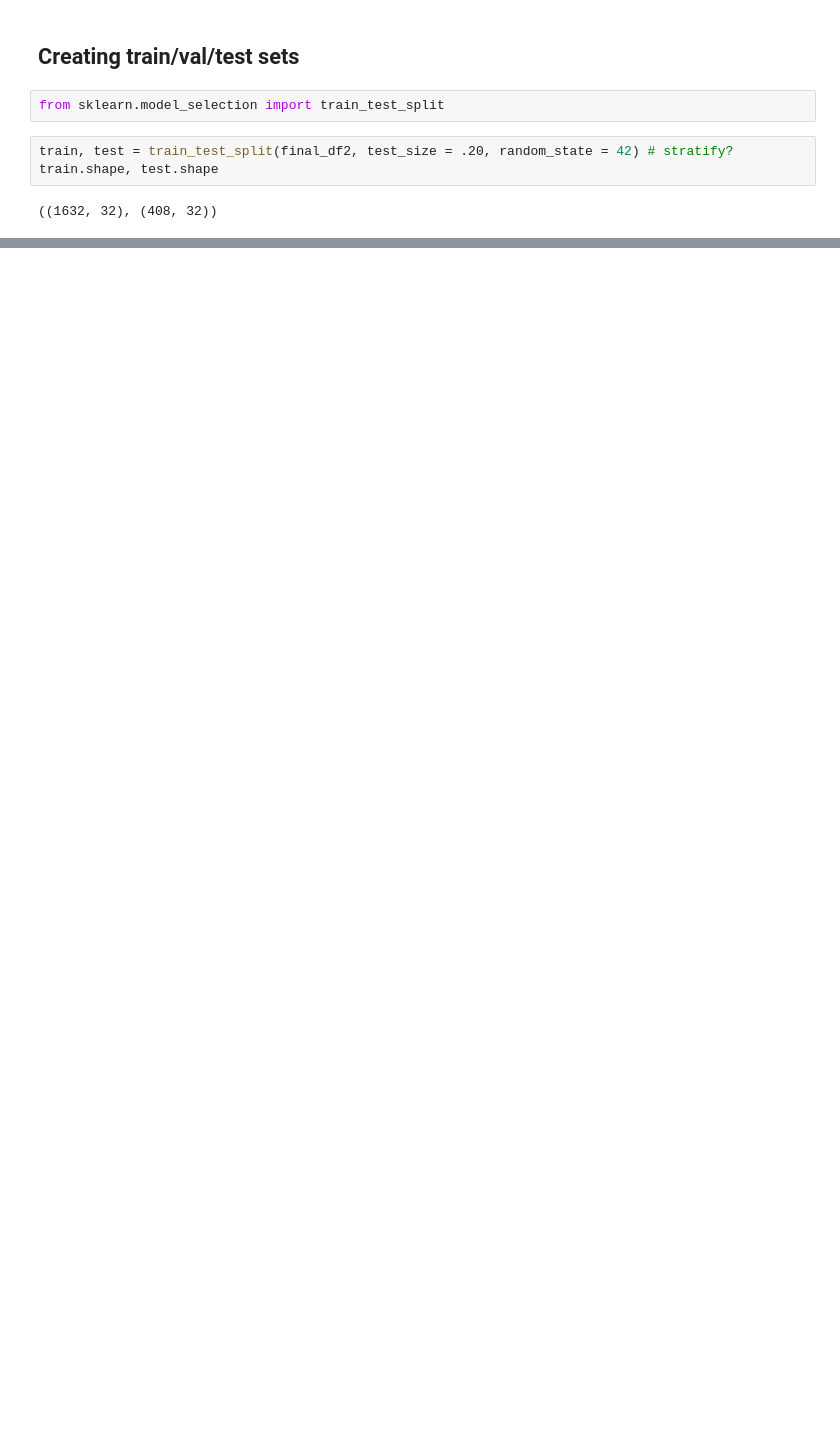
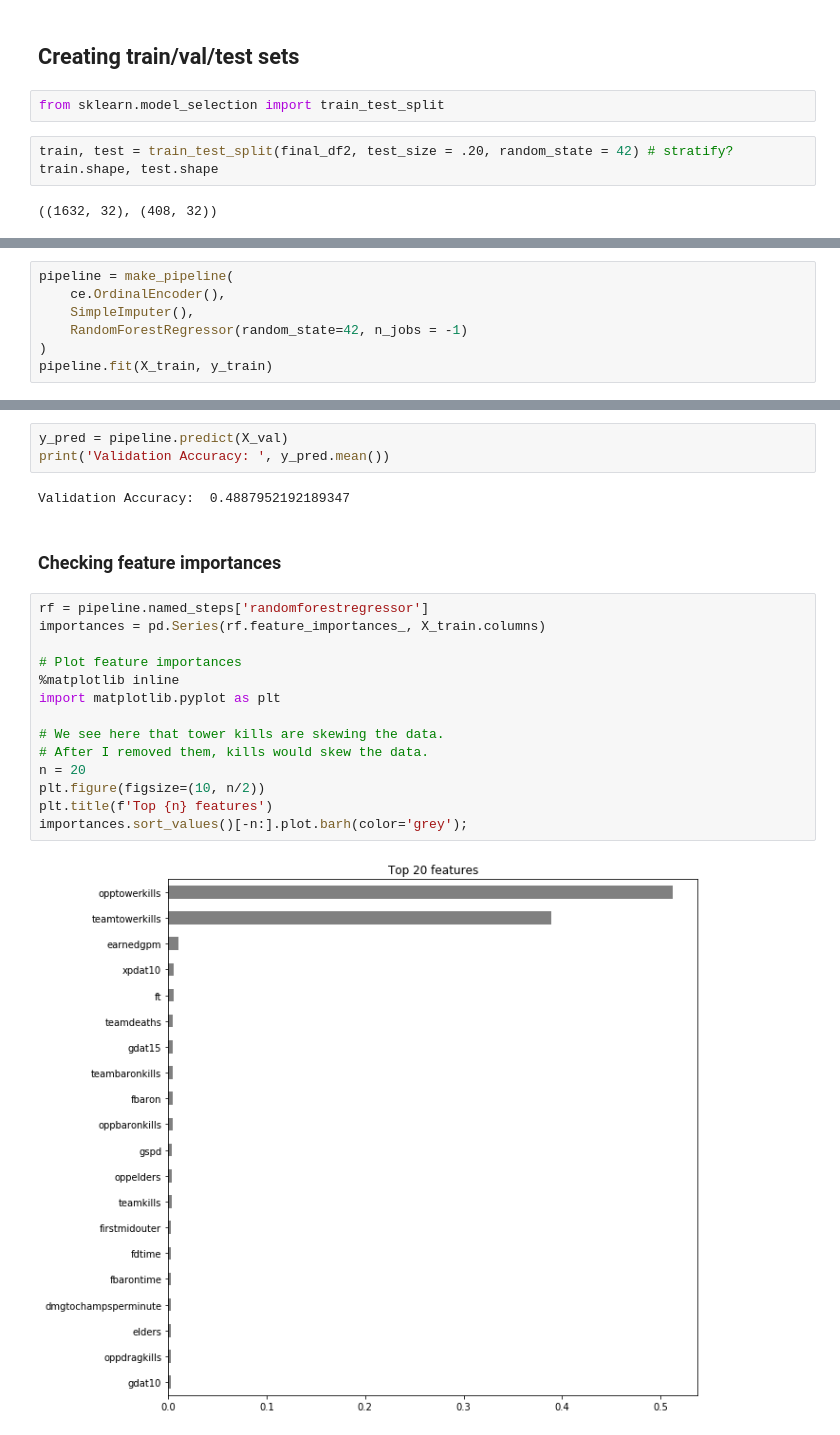
Before and after one commit to skredenmathias/DS-Unit-2-Build, a Jupyter notebook: Build_Week_Unit_2.ipynb, the cells around one changed output, grey strips where cells are left out. Saved outputs shown, nothing was run; the diff lists cells and outputs as text; blank space fills up the shorter version.

```diff
--- a/Build_Week_Unit_2.ipynb
+++ b/Build_Week_Unit_2.ipynb
@@ -300,0 +755,7 @@ train.shape, test.shape
+# %%
+pipeline = make_pipeline(
+    ce.OrdinalEncoder(),
+    SimpleImputer(),
+    RandomForestRegressor(random_state=42, n_jobs = -1)
+)
+pipeline.fit(X_train, y_train)
@@ -300,0 +782,23 @@ train.shape, test.shape
+# %%
+y_pred = pipeline.predict(X_val)
+print('Validation Accuracy: ', y_pred.mean())
+# %% [output]
+Validation Accuracy:  0.4887952192189347
+# %% [markdown]
+### Checking feature importances
+# %%
+rf = pipeline.named_steps['randomforestregressor']
+importances = pd.Series(rf.feature_importances_, X_train.columns)
+
+# Plot feature importances
+%matplotlib inline
+import matplotlib.pyplot as plt
+
+# We see here that tower kills are skewing the data.
+# After I removed them, kills would skew the data.
+n = 20
+plt.figure(figsize=(10, n/2))
+plt.title(f'Top {n} features')
+importances.sort_values()[-n:].plot.barh(color='grey');
+# %% [output]
+[figure, added]
```
Also changed, not shown: parts of 70 cells of this notebook.
